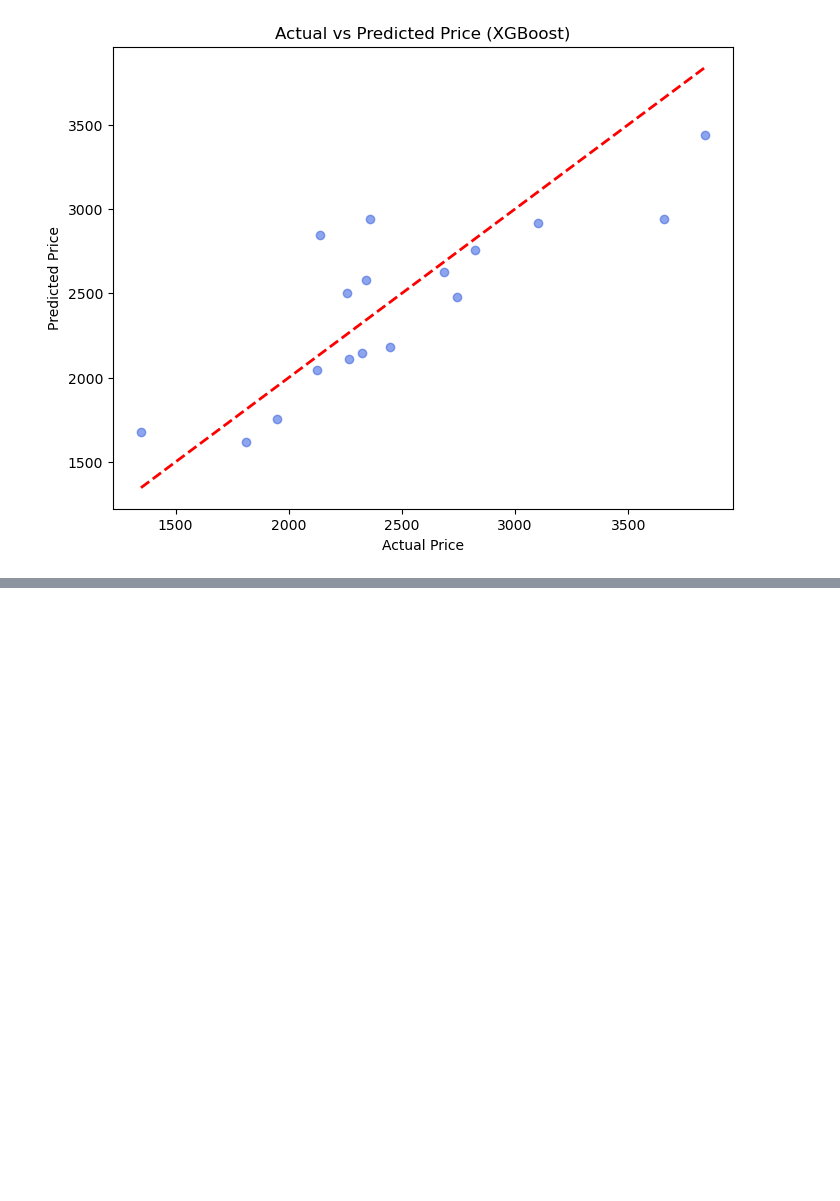
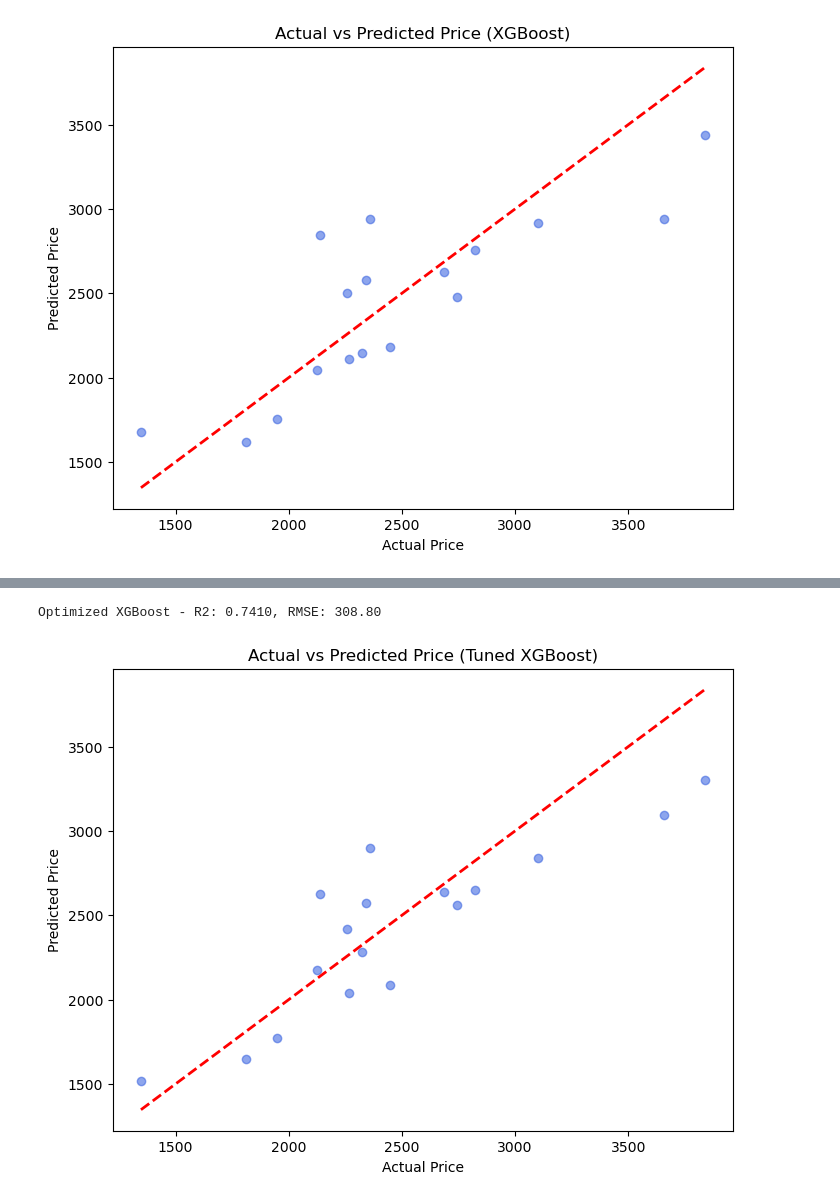
Before and after one commit to RaymussenArthur/MobilePhonePricePrediction, a Jupyter notebook: Notebooks/Modeling.ipynb, the cells around one changed output, grey strips where cells are left out. Drawn from its saved outputs; the diff is of its cells as text; code cells hidden in the pictures; blank space fills up the shorter version.

Commit message:
Tuning Model

```diff
--- a/Notebooks/Modeling.ipynb
+++ b/Notebooks/Modeling.ipynb
@@ -64,0 +68,30 @@ shap.summary_plot(shap_values, x_test)
+# %%
+# Tuning the XGBoost model
+best_xgb = XGBRegressor(
+    n_estimators=200,
+    max_depth=6,
+    learning_rate=0.05,
+    subsample=0.8,
+    colsample_bytree=0.8,
+    random_state=42
+)
+
+best_xgb.fit(x_train, y_train)
+y_pred_best = best_xgb.predict(x_test)
+
+r2 = r2_score(y_test, y_pred_best)
+rmse = mean_squared_error(y_test, y_pred_best, squared=False)
+
+print(f"Optimized XGBoost - R2: {r2:.4f}, RMSE: {rmse:.2f}")
+# %% [output]
+Optimized XGBoost - R2: 0.7410, RMSE: 308.80
+# %%
+plt.figure(figsize=(8,6))
+plt.scatter(y_test, y_pred_best, color='royalblue', alpha=0.6)
+plt.plot([y_test.min(), y_test.max()], [y_test.min(), y_test.max()], 'r--', lw=2)
+plt.xlabel("Actual Price")
+plt.ylabel("Predicted Price")
+plt.title("Actual vs Predicted Price (Tuned XGBoost)")
+plt.show()
+# %% [output]
+[figure, added]
```
Also changed, not shown: parts of 4 cells of this notebook.
